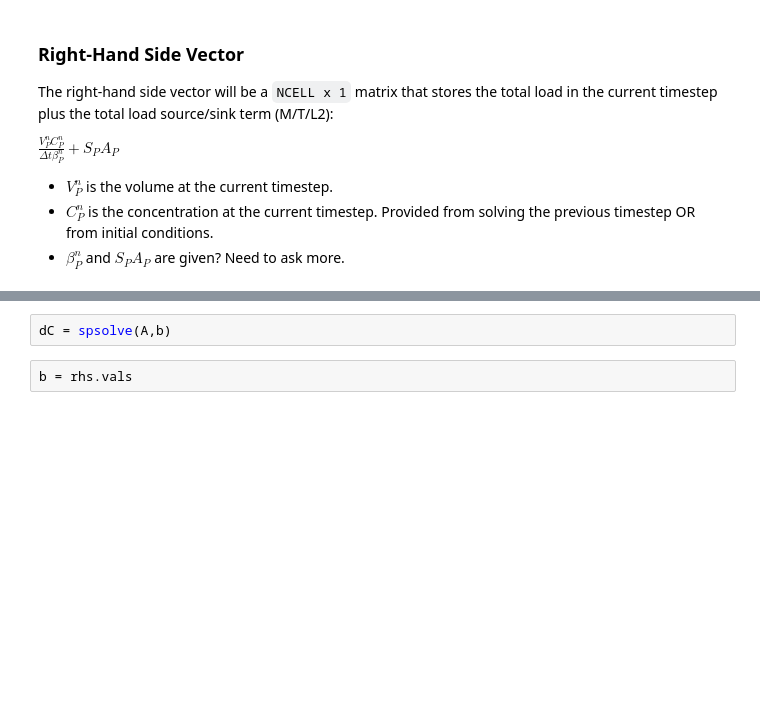
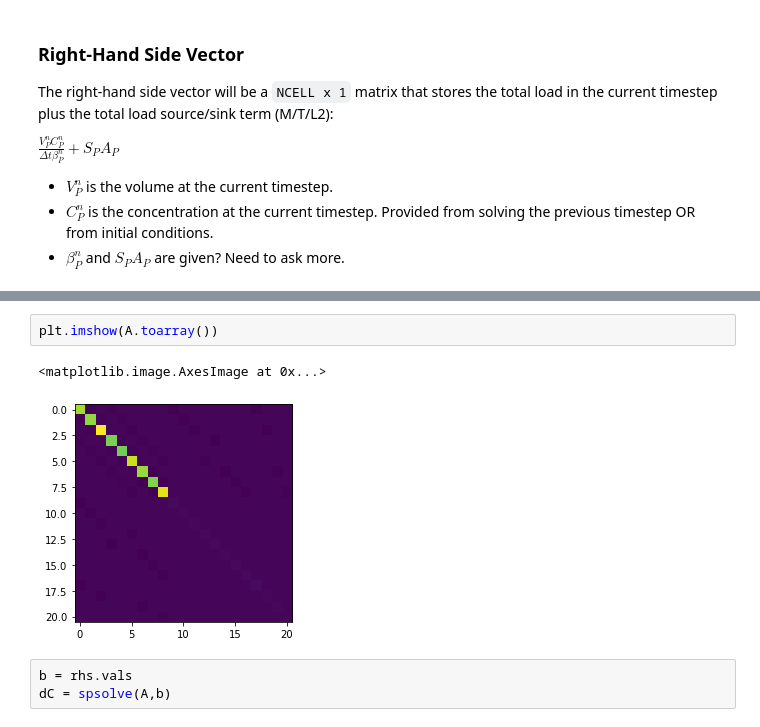
Before and after one commit to EcohydrologyTeam/ClearWater-riverine, a Jupyter notebook: examples/Sparse_Matrix_Framework.ipynb, the cells around one changed output, grey strips where cells are left out. Cells and saved outputs as stored; diff of their text form; blank space fills up the shorter version.

```diff
--- a/examples/Sparse_Matrix_Framework.ipynb
+++ b/examples/Sparse_Matrix_Framework.ipynb
@@ -298,7 +296,11 @@ print(rhs.vals)
+# %%
+plt.imshow(A.toarray())
+# %% [output]
+<matplotlib.image.AxesImage at 0x...>
+[figure, added]
 # %%
+b = rhs.vals
 dC = spsolve(A,b)
-# %%
-b = rhs.vals
 # %%
 dC
 # %% [output]
```
Also changed, not shown: parts of 12 cells of this notebook.
